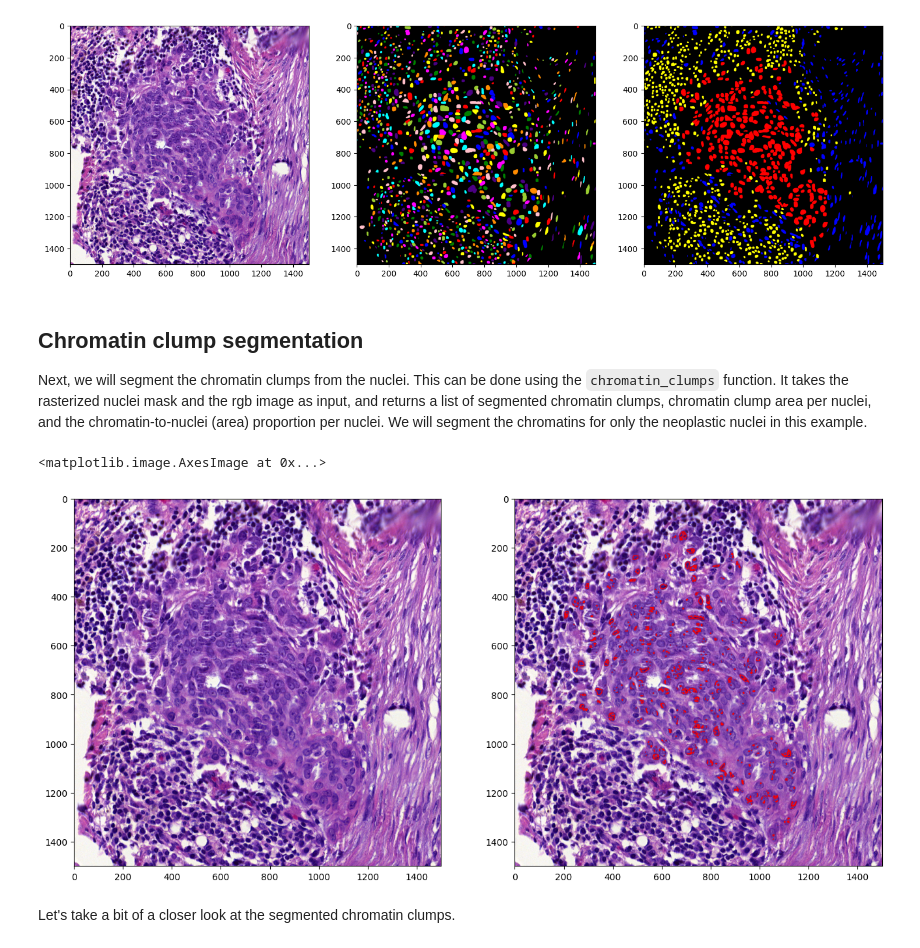
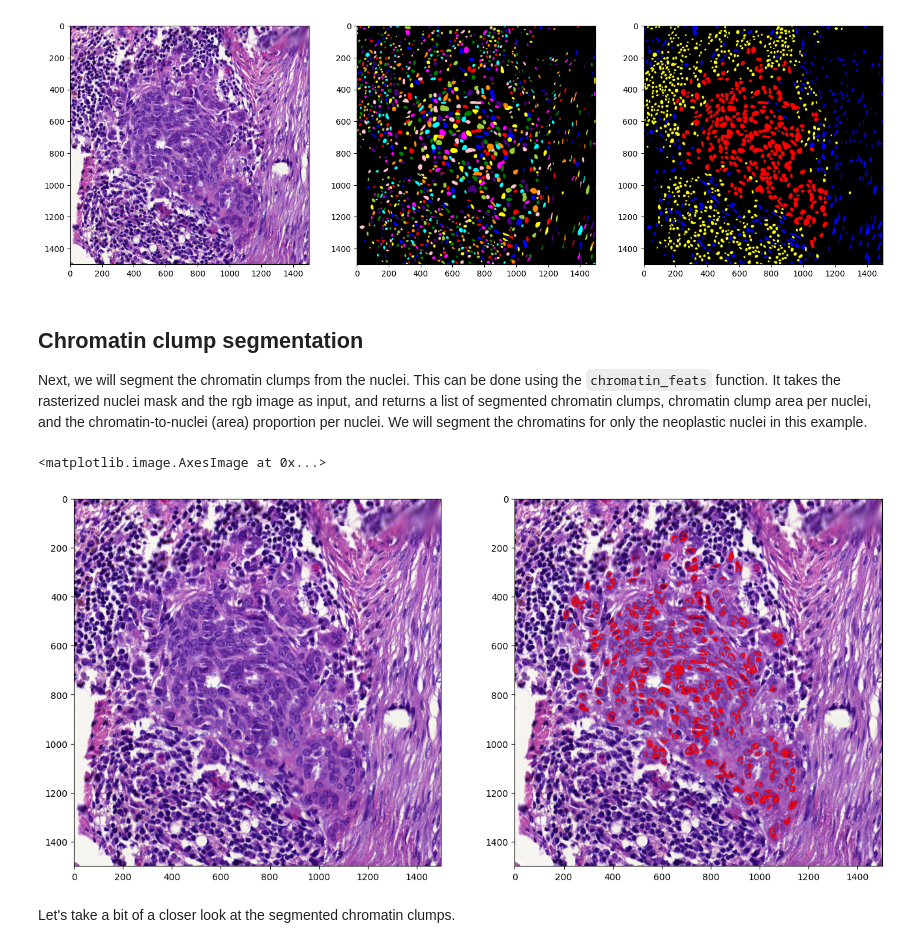
Before and after one commit to HautaniemiLab/histolytics, a Jupyter notebook: docs/user_guide/spatial/chromatin_patterns.ipynb, the cells around one changed output. Saved outputs shown, nothing was run; the diff lists cells and outputs as text; code cells hidden in the pictures.

```diff
--- a/docs/user_guide/spatial/chromatin_patterns.ipynb
+++ b/docs/user_guide/spatial/chromatin_patterns.ipynb
@@ -47,28 +47,28 @@ plt.show()
 # %% [markdown]
 ## Chromatin clump segmentation
 
-Next, we will segment the chromatin clumps from the nuclei. This can be done using the `chromatin_clumps` function. It takes the rasterized nuclei mask and the rgb image as input, and returns a list of segmented chromatin clumps, chromatin clump area per nuclei, and the chromatin-to-nuclei (area) proportion per nuclei. We will segment the chromatins for only the neoplastic nuclei in this example.
+Next, we will segment the chromatin clumps from the nuclei. This can be done using the `chromatin_feats` function. It takes the rasterized nuclei mask and the rgb image as input, and returns a list of segmented chromatin clumps, chromatin clump area per nuclei, and the chromatin-to-nuclei (area) proportion per nuclei. We will segment the chromatins for only the neoplastic nuclei in this example.
 # %%
 import numpy as np
-from histolytics.nuc_feats.chromatin import chromatin_clumps
+from histolytics.nuc_feats.chromatin import chromatin_feats
 
 neo_mask = inst_mask.copy()
 neo_mask[type_mask != cls_dict["neoplastic"]] = 0
 
-chrom_mask, chrom_areas, chrom_nuc_props = chromatin_clumps(he, neo_mask)
+chrom_mask, chrom_areas, chrom_nuc_props = chromatin_feats(he, neo_mask)
 # %%
 from histolytics.utils.plot import draw_thing_contours
 from skimage.measure import label
 
 
 fig, ax = plt.subplots(1, 2, figsize=(16, 8))
 
-contours = draw_thing_contours(label(chrom_mask), he, chrom_mask)
+contours = draw_thing_contours(he, label(chrom_mask), chrom_mask)
 ax[0].imshow(he)
 ax[1].imshow(contours)
 # %% [output]
 <matplotlib.image.AxesImage at 0x...>
-[figure, old version]
+[figure, new version]
 # %% [markdown]
 Let's take a bit of a closer look at the segmented chromatin clumps.
 # %%
```
Also changed, not shown: parts of 4 cells of this notebook, 4 other files.
